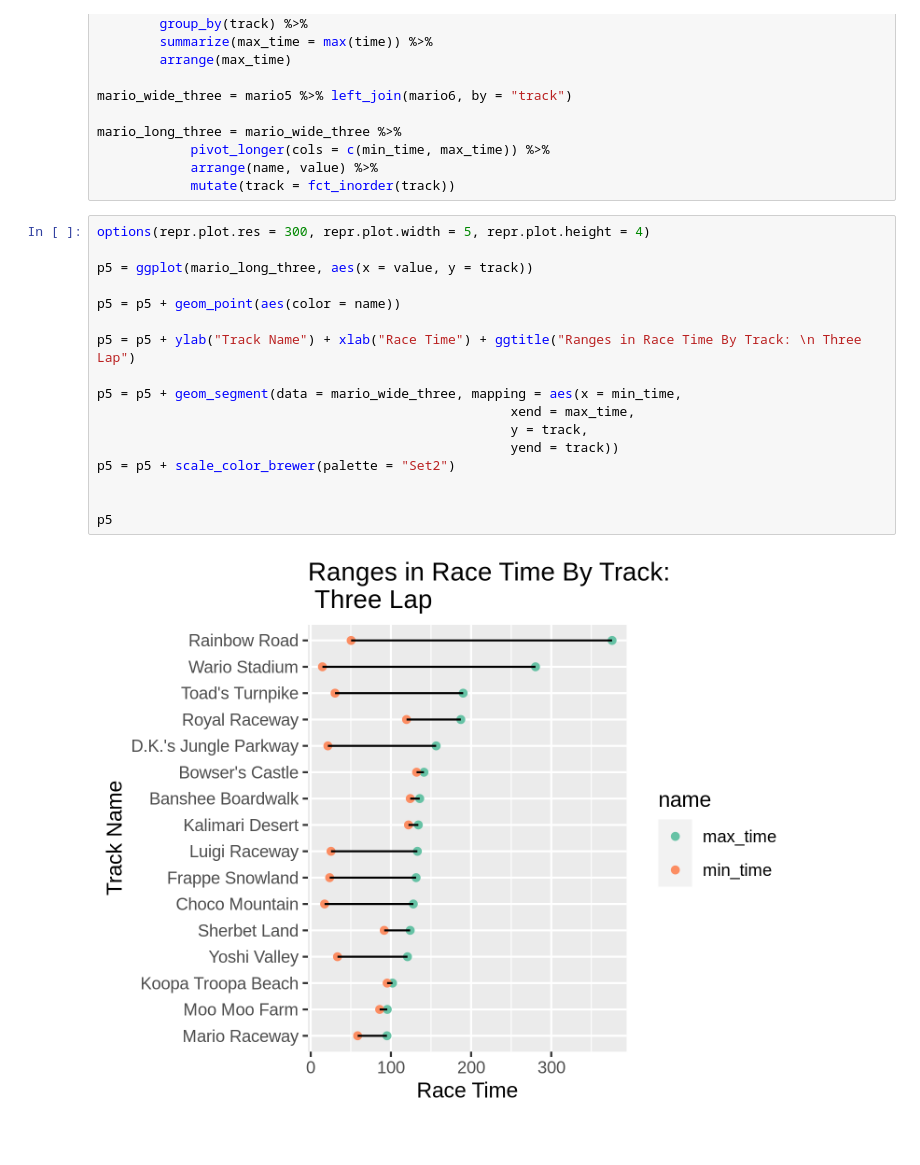
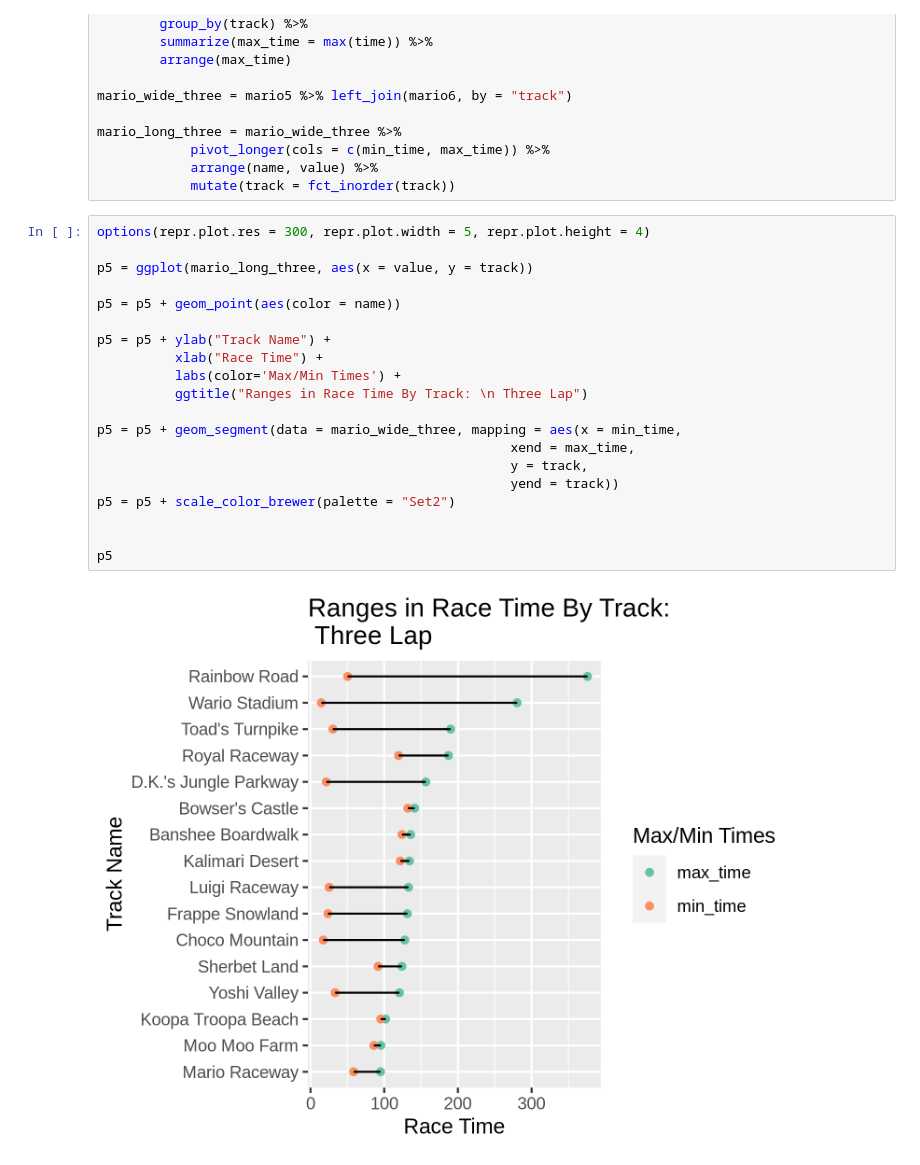
Before and after one commit to Ally-Wardell/BIOS512, a Jupyter notebook: BIOS512_final_project.ipynb, the cells around one changed output. Cells and saved outputs as stored; diff of their text form.

Commit message:
Final Project updated legend names.

```diff
--- a/BIOS512_final_project.ipynb
+++ b/BIOS512_final_project.ipynb
@@ -145,19 +148,22 @@ mario_long_three = mario_wide_three %>%
 # %%
 options(repr.plot.res = 300, repr.plot.width = 5, repr.plot.height = 4)
 
 p5 = ggplot(mario_long_three, aes(x = value, y = track))
 
 p5 = p5 + geom_point(aes(color = name))
 
-p5 = p5 + ylab("Track Name") + xlab("Race Time") + ggtitle("Ranges in Race Time By Track: \n Three Lap")
+p5 = p5 + ylab("Track Name") +
+          xlab("Race Time") +
+          labs(color='Max/Min Times') +
+          ggtitle("Ranges in Race Time By Track: \n Three Lap")
 
 p5 = p5 + geom_segment(data = mario_wide_three, mapping = aes(x = min_time,
                                                      xend = max_time,
                                                      y = track,
                                                      yend = track))
 p5 = p5 + scale_color_brewer(palette = "Set2")
 
 
 p5
 # %% [output]
-[figure, old version]
+[figure, new version]
```
Also changed, not shown: parts of 3 cells of this notebook.
